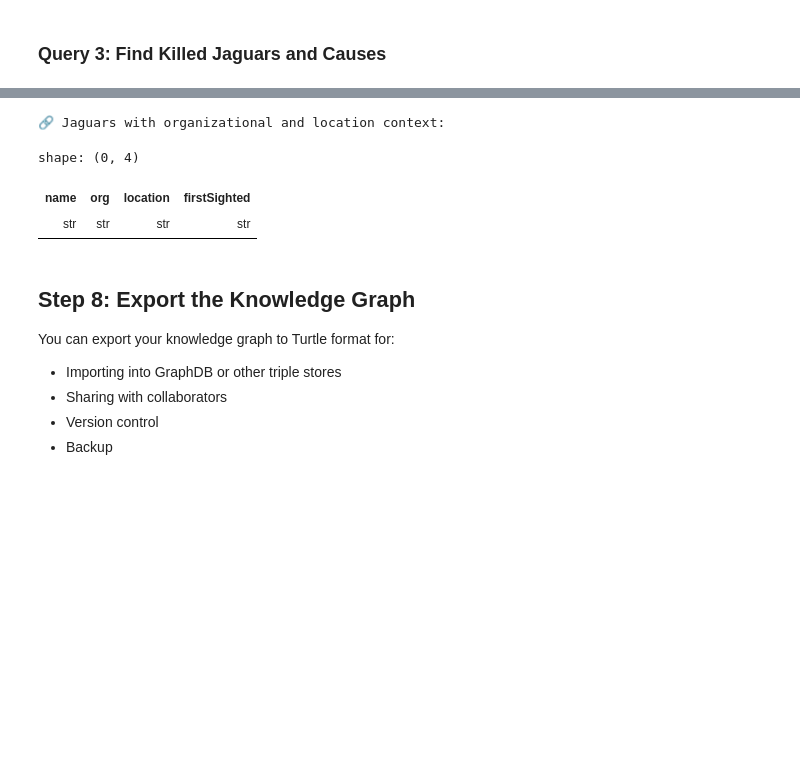
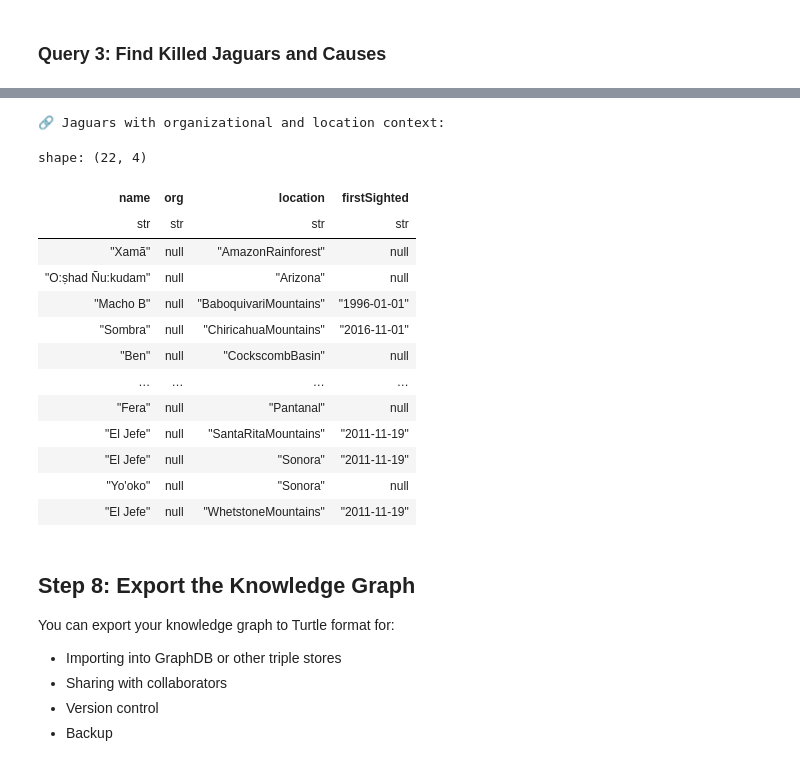
Before and after one commit to nemegrod/graph_RAG_structured, a Jupyter notebook: csv2graph_maplib.ipynb, the cells around one changed output, grey strips where cells are left out. Saved outputs shown, nothing was run; the diff lists cells and outputs as text; code cells hidden in the pictures; blank space fills up the shorter version.

```diff
--- a/csv2graph_maplib.ipynb
+++ b/csv2graph_maplib.ipynb
@@ -386,0 +349,15 @@ print("\n🎉 Your DataFrame is now a semantic knowledge graph!")
+# %%
+# Create a new model for refined mapping
+model_refined = Model()
+model_refined.read(ontology_path, format="turtle")
+
+# Add the comprehensive template
+model_refined.add_template(template_refined)
+
+# Map the EXPLODED data
+print(f"🔄 Transforming {len(df_final)} rows with comprehensive template...")
+model_refined.map("http://example.org/ontology#JaguarComprehensive", df_final)
+
+print("✅ Data mapped!")
+print("   (Duplicate triples were automatically handled by RDF set semantics)")
+print("\n🎉 Your DataFrame is now a semantic knowledge graph!")
@@ -467,28 +453,39 @@ shape: (2, 2)
 # %%
 query = """
 PREFIX ont: <http://example.org/ontology#>
 PREFIX rdfs: <http://www.w3.org/2000/01/rdf-schema#>
 
 SELECT ?name ?org ?location ?firstSighted WHERE {
     ?jaguar a ont:Jaguar .
     ?jaguar rdfs:label ?name .
-    ?jaguar ont:monitoredByOrg ?orgRes .
-    ?orgRes rdfs:label ?org .
+    OPTIONAL {?jaguar ont:monitoredByOrg ?orgRes .
+    ?orgRes rdfs:label ?org .}
     ?jaguar ont:occursIn ?locRes .
     ?locRes rdfs:label ?location .
     OPTIONAL { ?jaguar ont:hasMonitoringStartDate ?firstSighted . }
 }
 ORDER BY ?org ?location
 """
 
 result = model_refined.query(query)
 print("🔗 Jaguars with organizational and location context:")
 result
 # %% [output]
 🔗 Jaguars with organizational and location context:
-shape: (0, 4)
+shape: (22, 4)
 | name | org | location | firstSighted |
 | str | str | str | str |
+| "Xamã" | null | "AmazonRainforest" | null |
+| "O:ṣhad Ñu:kudam" | null | "Arizona" | null |
+| "Macho B" | null | "BaboquivariMountains" | "1996-01-01" |
+| "Sombra" | null | "ChiricahuaMountains" | "2016-11-01" |
+| "Ben" | null | "CockscombBasin" | null |
+| … | … | … | … |
+| "Fera" | null | "Pantanal" | null |
+| "El Jefe" | null | "SantaRitaMountains" | "2011-11-19" |
+| "El Jefe" | null | "Sonora" | "2011-11-19" |
+| "Yo'oko" | null | "Sonora" | null |
+| "El Jefe" | null | "WhetstoneMountains" | "2011-11-19" |
 # %% [markdown]
 ## Step 8: Export the Knowledge Graph
 
```
Also changed, not shown: parts of 13 cells of this notebook, 9 other files.
